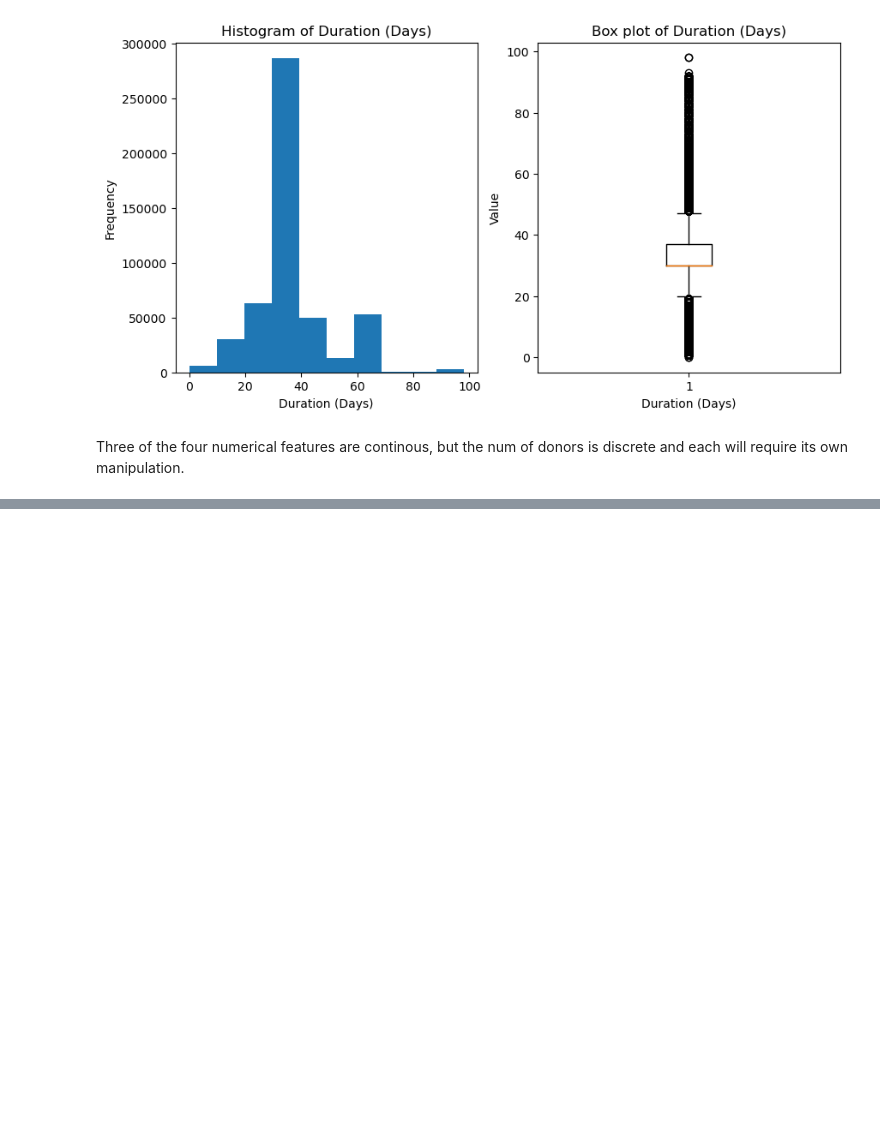
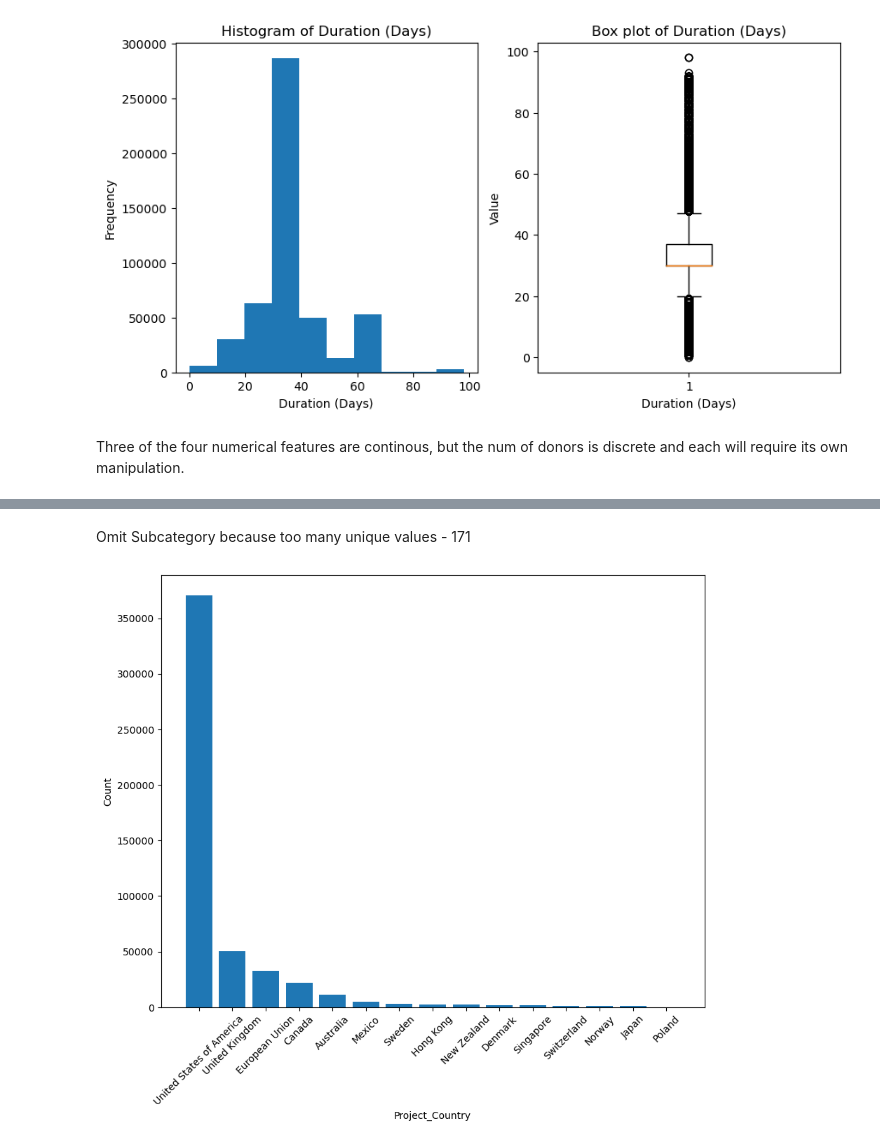
Before and after one commit to SBangarh/Kickstarter_Analysis, a Jupyter notebook: exploratory_analysis.ipynb, the cells around one changed output, grey strips where cells are left out. Saved outputs shown, nothing was run; the diff lists cells and outputs as text; code cells hidden in the pictures; blank space fills up the shorter version.

```diff
--- a/exploratory_analysis.ipynb
+++ b/exploratory_analysis.ipynb
@@ -374,0 +342,7 @@ Given, European Union countries have a choice I will consolidate them to Euros a
+# %% [markdown]
+Omit Subcategory because too many unique values - 171
+# %%
+#let's look at Project Country
+plot_counts(data, 'Project_Country', (10, 8))
+# %% [output]
+[figure, added]
```
Also changed, not shown: parts of 30 cells of this notebook.
